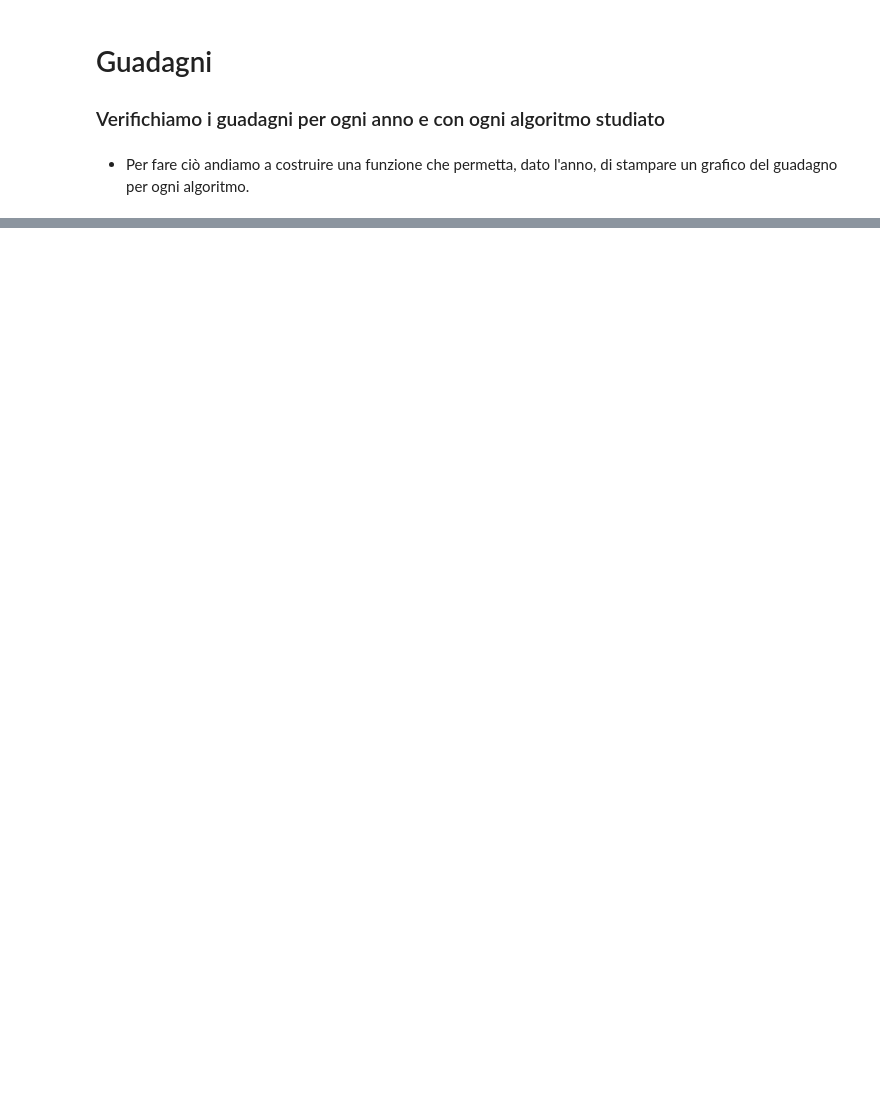
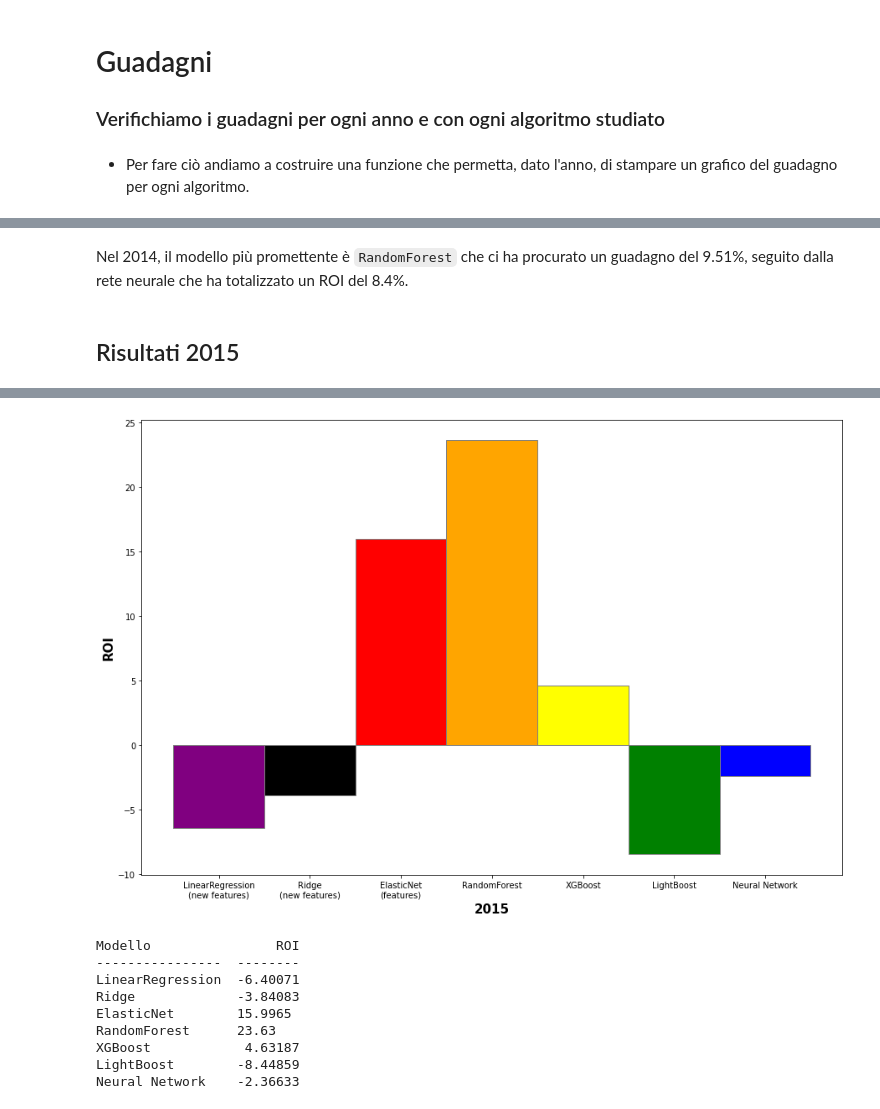
Before and after one commit to Morlenza/Nasdaq_prediction, a Jupyter notebook: PredizioneNasdaq.ipynb, the cells around one changed output, grey strips where cells are left out. Cells and saved outputs as stored; diff of their text form; code cells hidden in the pictures; blank space fills up the shorter version.

```diff
--- a/PredizioneNasdaq.ipynb
+++ b/PredizioneNasdaq.ipynb
@@ -943,0 +975,7 @@ chartFromYear(2017)
+# %% [markdown]
+Nel 2014, il modello più promettente è `RandomForest` che ci ha procurato un guadagno del 9.51%, seguito dalla rete neurale che ha totalizzato un ROI del 8.4%.
+# %% [markdown]
+## Risultati 2015
+# %%
+chartFromYear(2015)
+# %% [output]
@@ -943,0 +986,10 @@ chartFromYear(2017)
+[figure, added]
+Modello                ROI
+----------------  --------
+LinearRegression  -6.40071
+Ridge             -3.84083
+ElasticNet        15.9965
+RandomForest      23.63
+XGBoost            4.63187
+LightBoost        -8.44859
+Neural Network    -2.36633
```
Also changed, not shown: parts of 41 cells of this notebook.
